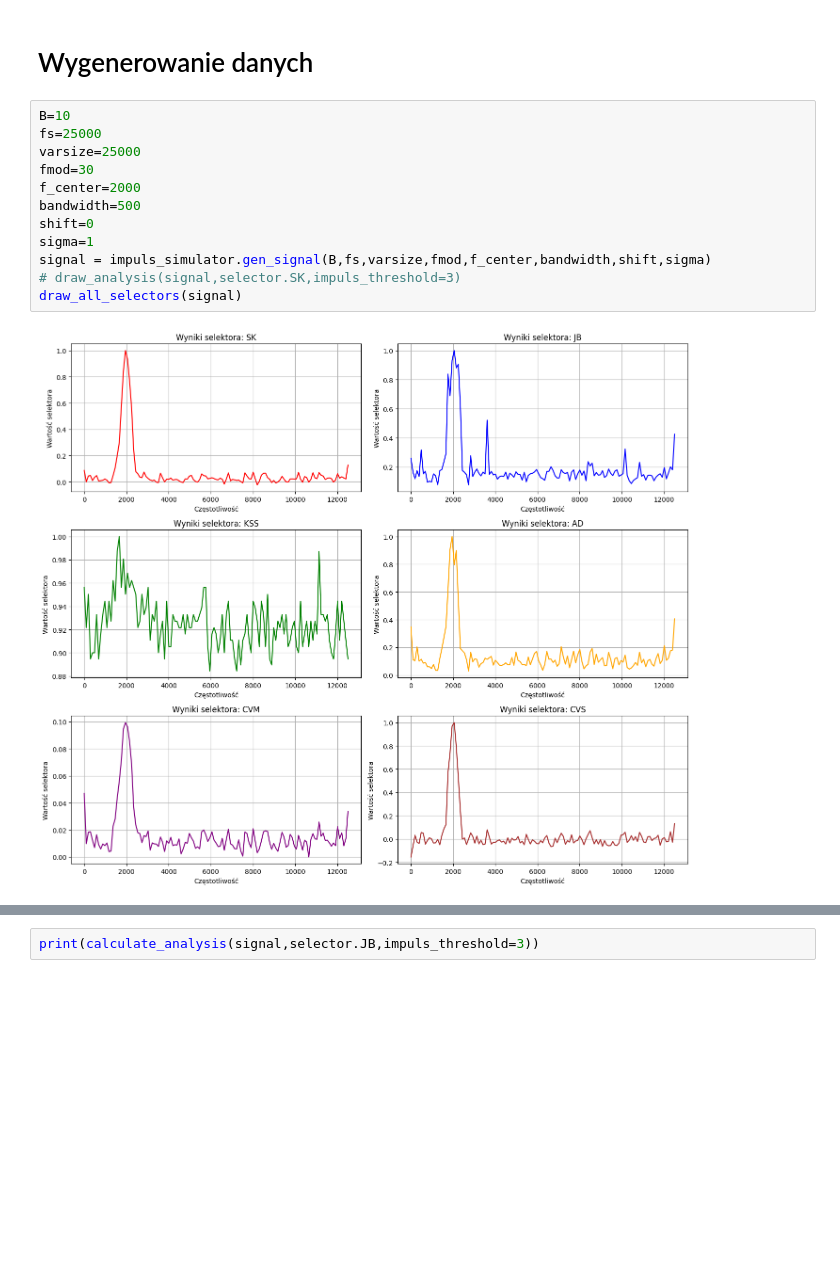
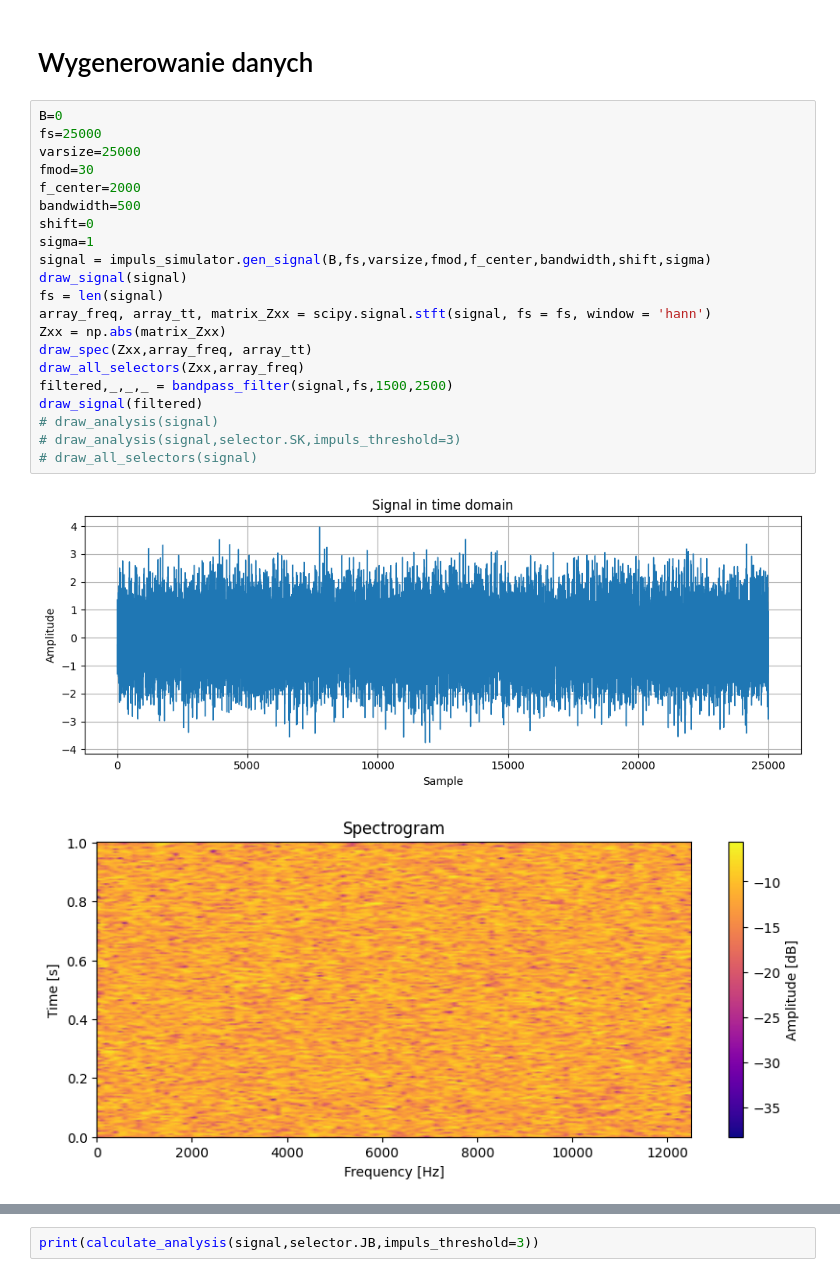
Before and after one commit to MD275996/System-to-identify-anomalies-in-vibration-signals-for-local-damage-detection-in-machines, a Jupyter notebook: main.ipynb, the cells around one changed output, grey strips where cells are left out. Saved outputs shown, nothing was run; the diff lists cells and outputs as text; blank space fills up the shorter version.

```diff
--- a/main.ipynb
+++ b/main.ipynb
@@ -405,16 +450,26 @@ plot_all_selectors_grid_from_signals([signal1,signal2],fs=10000)
 # %% [markdown]
 # Wygenerowanie danych
 # %%
-B=10
+B=0
 fs=25000
 varsize=25000
 fmod=30
 f_center=2000
 bandwidth=500
 shift=0
 sigma=1
 signal = impuls_simulator.gen_signal(B,fs,varsize,fmod,f_center,bandwidth,shift,sigma)
+draw_signal(signal)
+fs = len(signal)
+array_freq, array_tt, matrix_Zxx = scipy.signal.stft(signal, fs = fs, window = 'hann')
+Zxx = np.abs(matrix_Zxx)
+draw_spec(Zxx,array_freq, array_tt)
+draw_all_selectors(Zxx,array_freq)
+filtered,_,_,_ = bandpass_filter(signal,fs,1500,2500)
+draw_signal(filtered)
+# draw_analysis(signal)
 # draw_analysis(signal,selector.SK,impuls_threshold=3)
-draw_all_selectors(signal)
+# draw_all_selectors(signal)
 # %% [output]
-[figure, old version]
+[figure, new version]
+[figure, added]
```
Also changed, not shown: parts of 8 cells of this notebook, 10 other files.
